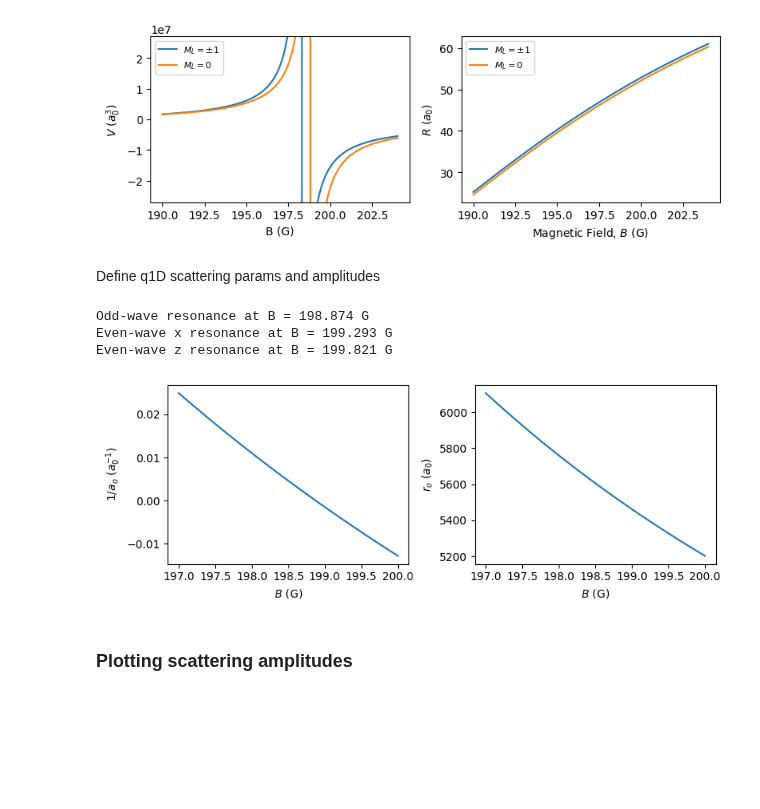
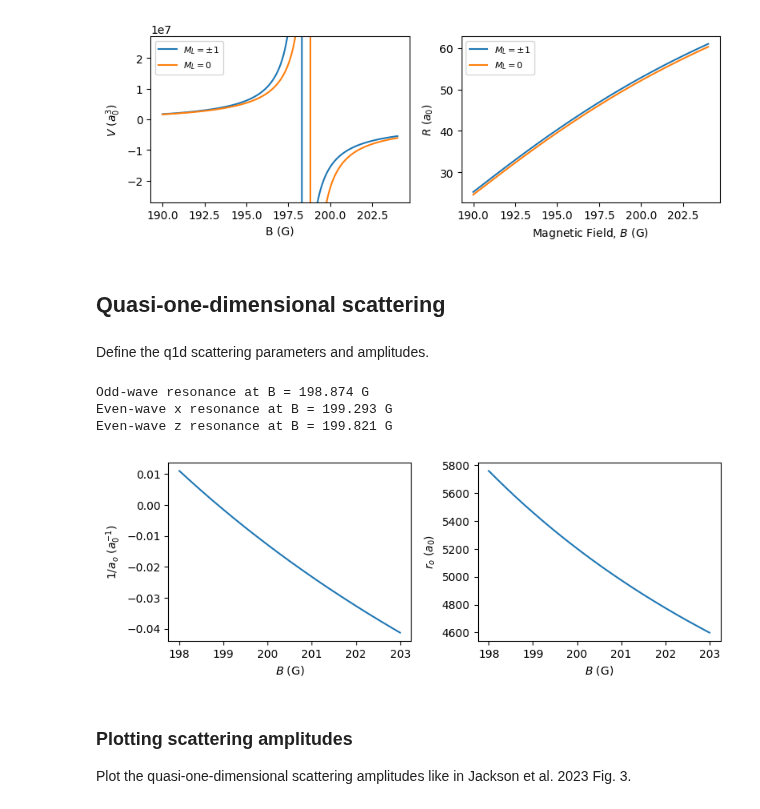
Before and after one commit to colinjdale/ChiPyLab, a Jupyter notebook: amo/examples/plot_q1d_scattering_amplitudes.ipynb, the cells around one changed output. Cells and saved outputs as stored; diff of their text form; code cells hidden in the pictures; blank space fills up the shorter version.

```diff
--- a/amo/examples/plot_q1d_scattering_amplitudes.ipynb
+++ b/amo/examples/plot_q1d_scattering_amplitudes.ipynb
@@ -47,7 +48,9 @@ plt.show()
 # %% [output]
 [figure]
 # %% [markdown]
-Define q1D scattering params and amplitudes
+## Quasi-one-dimensional scattering
+# %% [markdown]
+Define the q1d scattering parameters and amplitudes.
 # %%
 from amo.quantum_gas import oscillator_length
 from scipy.optimize import root_scalar
@@ -100,26 +98,27 @@ Even-wave z resonance at B = 199.821 G
 # %%
 fig, axs = plt.subplots(1, 2, figsize=(8, 3))
 
 num = 1000
-B = np.linspace(197, 200, 1000)  # G
+B = np.linspace(198, 203, 1000)  # G
 
 ax = axs[0]
 ax.set(ylabel=r"$1/a_o$ ($a_0^{-1}$)", xlabel=r"$B$ (G)")
 ax.plot(B, a_0*inv_a_odd(B))
 # ax.set_ylim(-3e2**3, 3e2**3)
 # ax.legend(fontsize=8, loc="upper left")
 
 ax = axs[1]
 ax.set(ylabel=r"$r_o$ ($a_0$)", xlabel=r"$B$ (G)")
 ax.plot(B, r_odd(B)/a_0)
 # ax.plot(B, a_0/inv_R3D(B))
 # ax.legend(fontsize=8, loc="upper left")
 
 fig.tight_layout()
 # fig.savefig("breit_rabi.png", dpi=300)
 plt.show()
 # %% [output]
-[figure, old version]
+[figure, new version]
 # %% [markdown]
 ### Plotting scattering amplitudes
+Plot the quasi-one-dimensional scattering amplitudes like in Jackson et al. 2023 Fig. 3.
 # %%
```
Also changed, not shown: parts of 8 cells of this notebook, 1 other file.
